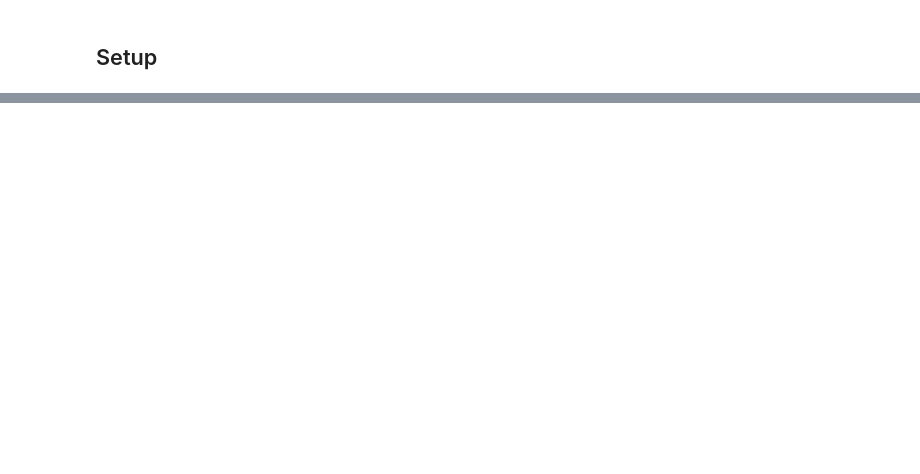
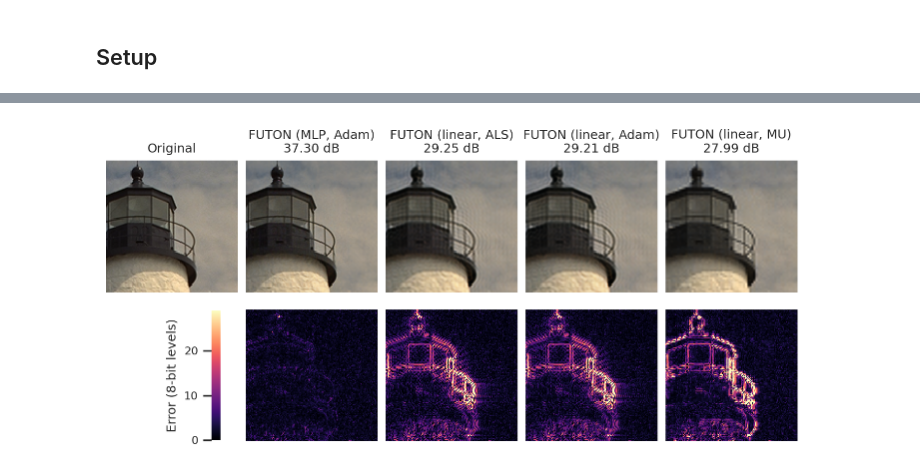
Before and after one commit to pashtari/inro, a Jupyter notebook: notebooks/futon_solvers.ipynb, the cells around one changed output, grey strips where cells are left out. Drawn from its saved outputs; the diff is of its cells as text; code cells hidden in the pictures; blank space fills up the shorter version.

```diff
--- a/notebooks/futon_solvers.ipynb
+++ b/notebooks/futon_solvers.ipynb
@@ -339,0 +393,32 @@ plt.show()
+# %%
+rows = []
+for name, result in results.items():
+    final = result["history"][-1]["eval"]
+    rows.append(
+        {
+            "Model": name,
+            "Params (k)": result["config"]["num_params"] / 1e3,
+            "Training time (s)": result["history"][-1]["elapsed"],
+            "Training memory (MB)": result["config"]["peak_memory"] / 1e6,
+            "PSNR (dB)": final["psnr"],
+            "SSIM": final["ssim"],
+            "LPIPS": final["lpips"],
+        }
+    )
+summary = pd.DataFrame(rows).sort_values("PSNR (dB)", ascending=False)
+formats = {
+    "Params (k)": "{:.1f}",
+    "Training time (s)": "{:.2f}",
+    "Training memory (MB)": "{:.0f}",
+    "PSNR (dB)": "{:.2f}",
+    "SSIM": "{:.3f}",
+    "LPIPS": "{:.3f}",
+}
+better = {
+    "Training time (s)": "lower",
+    "Training memory (MB)": "lower",
+    "PSNR (dB)": "higher",
+    "SSIM": "higher",
+    "LPIPS": "lower",
+}
+table(summary, formats, better)
@@ -339,0 +466,9 @@ plt.show()
+# %%
+crops = [("Original", original[CROP])] + [
+    (f"{name}\n{psnr:.2f} dB", results[name]["reconstruction"][CROP])
+    for name, psnr in zip(summary["Model"], summary["PSNR (dB)"])
+]
+compare(crops, "Error (8-bit levels)", width=7)
+plt.show()
+# %% [output]
+[figure, added]
```
Also changed, not shown: parts of 37 cells of this notebook, 5 other files.
